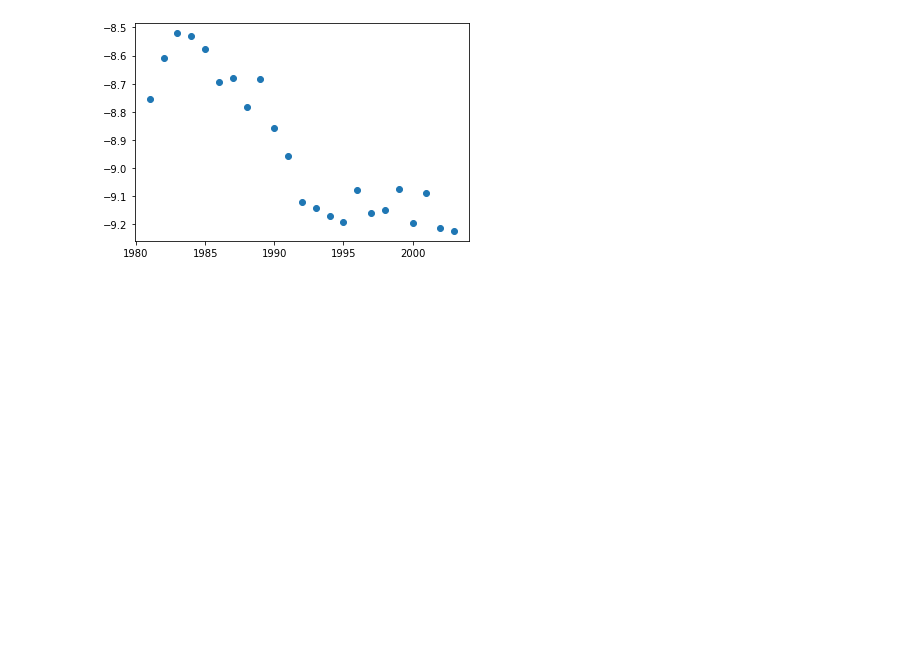
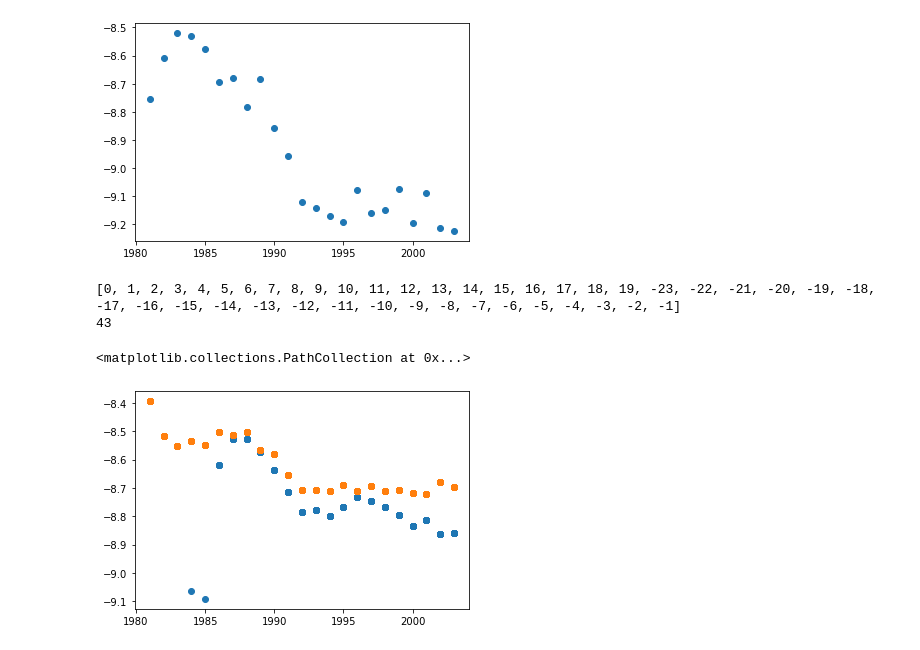
Before and after one commit to yazenkk/ARE213_Fall2023, a Jupyter notebook: PSet 2/Python/ARE213 PSet2 Question1.ipynb, the cells around one changed output. Saved outputs shown, nothing was run; the diff lists cells and outputs as text; code cells hidden in the pictures; blank space fills up the shorter version.

```diff
--- a/PSet 2/Python/ARE213 PSet2 Question1.ipynb
+++ b/PSet 2/Python/ARE213 PSet2 Question1.ipynb
@@ -385,3 +329,29 @@ plt.scatter(data[data['state']=='NH']['year'], data[data['state']=='NH']['log_fa
 # %% [output]
 <matplotlib.collections.PathCollection at 0x...>
 [figure]
+# %%
+orig = list(set(list(df['years_post_prim'])))
+print(orig)
+new = [1,1,1,1,1,1,1,1,1,1,1,1,1,1,1,1,1,1,1,1,0,0,0,0,0,0,0,0,0,0,0,0,0,0,0,0,0,0,0,0,0,0,0]
+print(len(new))
+df['post'] = df['years_post_prim'].replace(orig,new)
+# %% [output]
+[0, 1, 2, 3, 4, 5, 6, 7, 8, 9, 10, 11, 12, 13, 14, 15, 16, 17, 18, 19, -23, -22, -21, -20, -19, -18, -17, -16, -15, -14, -13, -12, -11, -10, -9, -8, -7, -6, -5, -4, -3, -2, -1]
+43
+# %%
+df['pres_fatal'] = df['year']
+
+for y in list(set(list(df['year']))):
+    df['pres_fatal'] = df['pres_fatal'].replace(y, df[(df['post']==0) & (df['year']==y)]['log_fatal_per_cap'].mean())
+
+df['post_fatal'] = df['year']
+
+for y in list(set(list(df['year']))):
+    df['post_fatal'] = df['post_fatal'].replace(y, df[(df['post']==1)  & (df['year']==y)]['log_fatal_per_cap'].mean())
+# %%
+plt.scatter(df[df['post'] ==1]['year'], df[df['post'] ==1]['post_fatal'])
+
+plt.scatter(df[df['post'] ==0]['year'], df[df['post'] ==0]['pres_fatal'])
+# %% [output]
+<matplotlib.collections.PathCollection at 0x...>
+[figure, added]
```
Also changed, not shown: parts of 5 cells of this notebook.
